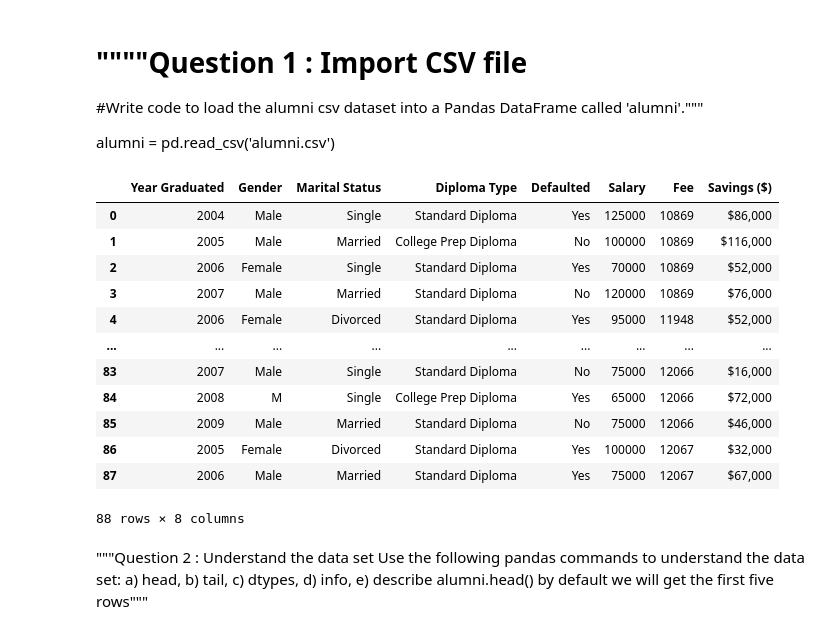
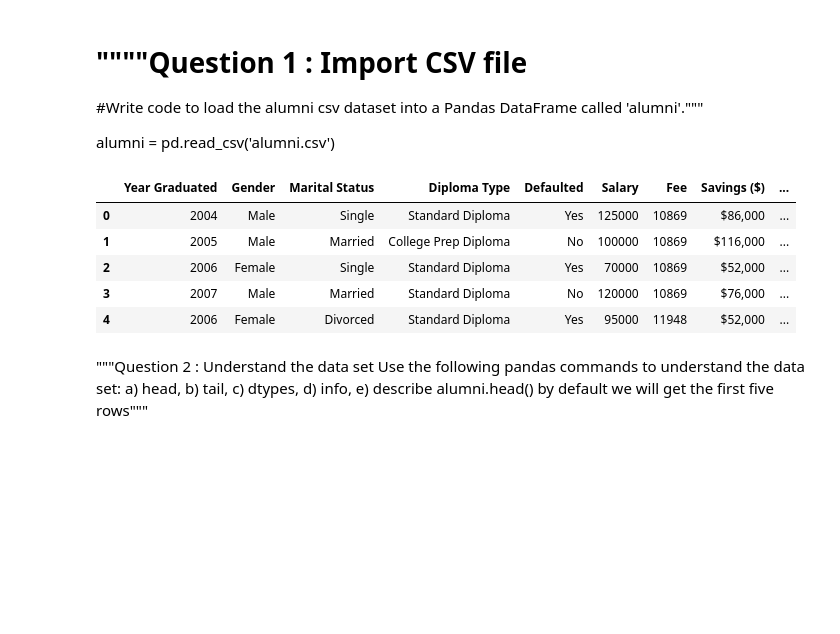
Before and after one commit to Lissah2016/Pandas-Assignement_1, a Jupyter notebook: Pandas Assignment_1 (2).ipynb, the cells around one changed output. Saved outputs shown, nothing was run; the diff lists cells and outputs as text; code cells hidden in the pictures; blank space fills up the shorter version.

```diff
--- a/Pandas Assignment_1 (2).ipynb
+++ b/Pandas Assignment_1 (2).ipynb
@@ -12,21 +12,14 @@ alumni = pd.read_csv('alumni.csv')
 # %%
 alumni = pd.read_csv('alumni.csv')
 # %%
-alumni
+alumni.head()
 # %% [output]
-|  | Year Graduated | Gender | Marital Status | Diploma Type | Defaulted | Salary | Fee | Savings ($) |
-| 0 | 2004 | Male | Single | Standard Diploma | Yes | 125000 | 10869 | $86,000 |
-| 1 | 2005 | Male | Married | College Prep Diploma | No | 100000 | 10869 | $116,000 |
-| 2 | 2006 | Female | Single | Standard Diploma | Yes | 70000 | 10869 | $52,000 |
-| 3 | 2007 | Male | Married | Standard Diploma | No | 120000 | 10869 | $76,000 |
-| 4 | 2006 | Female | Divorced | Standard Diploma | Yes | 95000 | 11948 | $52,000 |
-| ... | ... | ... | ... | ... | ... | ... | ... | ... |
-| 83 | 2007 | Male | Single | Standard Diploma | No | 75000 | 12066 | $16,000 |
-| 84 | 2008 | M | Single | College Prep Diploma | Yes | 65000 | 12066 | $72,000 |
-| 85 | 2009 | Male | Married | Standard Diploma | No | 75000 | 12066 | $46,000 |
-| 86 | 2005 | Female | Divorced | Standard Diploma | Yes | 100000 | 12067 | $32,000 |
-| 87 | 2006 | Male | Married | Standard Diploma | Yes | 75000 | 12067 | $67,000 |
+|  | Year Graduated | Gender | Marital Status | Diploma Type | Defaulted | Salary | Fee | Savings ($) | ... |
+| 0 | 2004 | Male | Single | Standard Diploma | Yes | 125000 | 10869 | $86,000 | ... |
+| 1 | 2005 | Male | Married | College Prep Diploma | No | 100000 | 10869 | $116,000 | ... |
+| 2 | 2006 | Female | Single | Standard Diploma | Yes | 70000 | 10869 | $52,000 | ... |
+| 3 | 2007 | Male | Married | Standard Diploma | No | 120000 | 10869 | $76,000 | ... |
+| 4 | 2006 | Female | Divorced | Standard Diploma | Yes | 95000 | 11948 | $52,000 | ... |
-88 rows × 8 columns
 # %% [markdown]
 """Question 2 : Understand the data set
 Use the following pandas commands to understand the data set: a) head, b) tail, c) dtypes, d) info, e) describe
```
